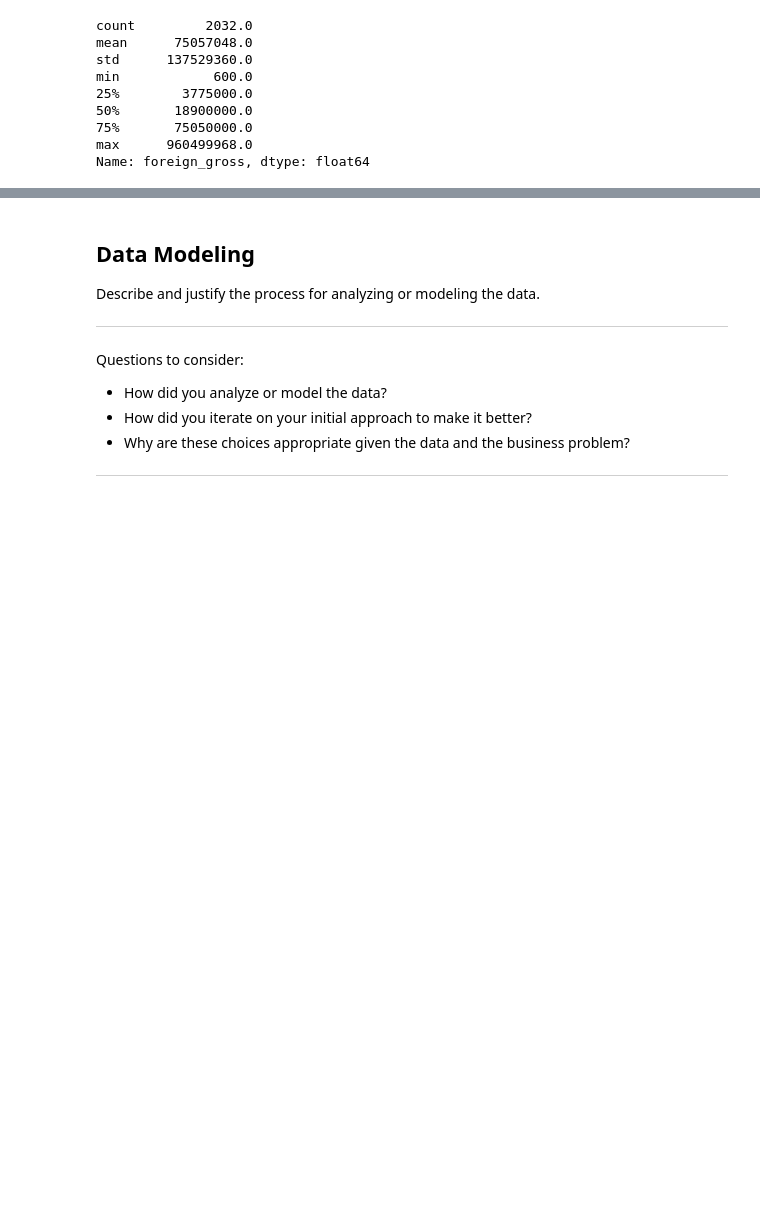
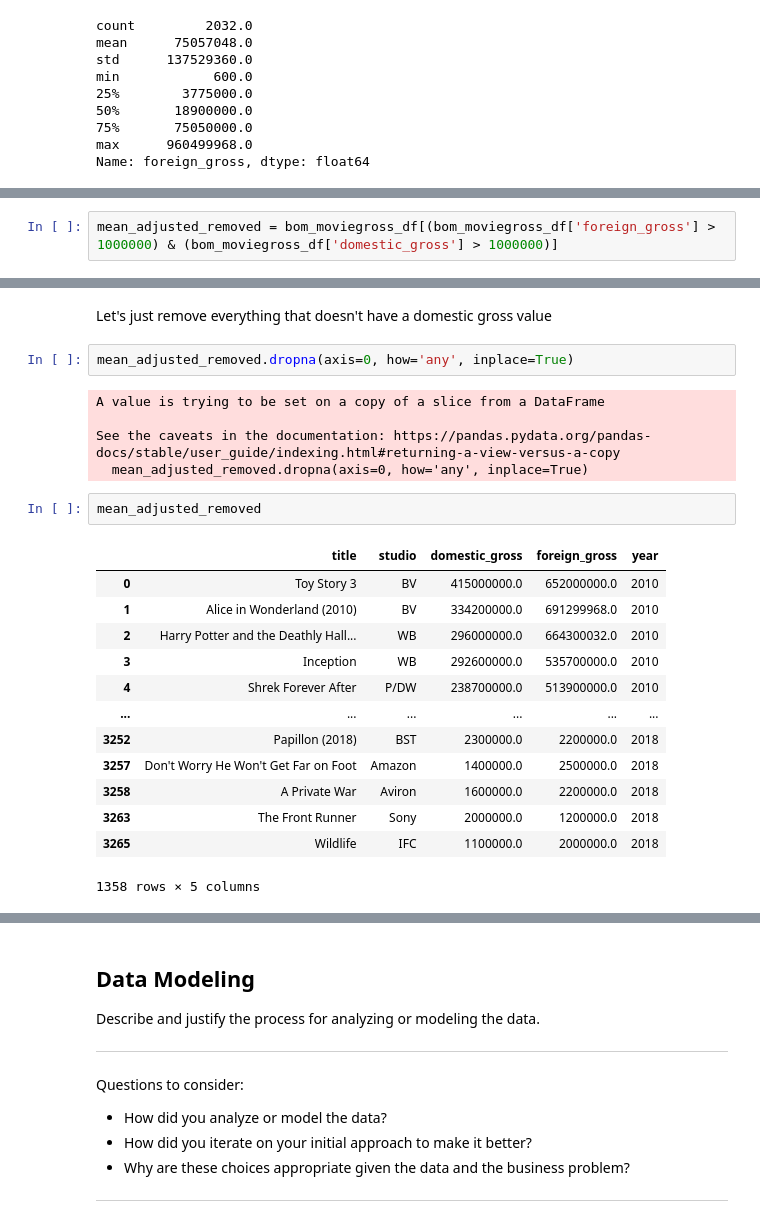
Before and after one commit to CamLadd/Netflix_Data_Comparison_Analysis, a Jupyter notebook: dsc-phase1-project-template.ipynb, the cells around one changed output, grey strips where cells are left out. Saved outputs shown, nothing was run; the diff lists cells and outputs as text; blank space fills up the shorter version.

```diff
--- a/dsc-phase1-project-template.ipynb
+++ b/dsc-phase1-project-template.ipynb
@@ -263,0 +282,2 @@ bom_moviegross_df.loc[bom_moviegross_df['foreign_gross'] == 960499968] #For fun!
+# %%
+mean_adjusted_removed = bom_moviegross_df[(bom_moviegross_df['foreign_gross'] > 1000000) & (bom_moviegross_df['domestic_gross'] > 1000000)]
@@ -263,0 +297,25 @@ bom_moviegross_df.loc[bom_moviegross_df['foreign_gross'] == 960499968] #For fun!
+# %% [markdown]
+Let's just remove everything that doesn't have a domestic gross value
+# %%
+mean_adjusted_removed.dropna(axis=0, how='any', inplace=True)
+# %% [output]
+A value is trying to be set on a copy of a slice from a DataFrame
+
+See the caveats in the documentation: https://pandas.pydata.org/pandas-docs/stable/user_guide/indexing.html#returning-a-view-versus-a-copy
+  mean_adjusted_removed.dropna(axis=0, how='any', inplace=True)
+# %%
+mean_adjusted_removed
+# %% [output]
+|  | title | studio | domestic_gross | foreign_gross | year |
+| 0 | Toy Story 3 | BV | 415000000.0 | 652000000.0 | 2010 |
+| 1 | Alice in Wonderland (2010) | BV | 334200000.0 | 691299968.0 | 2010 |
+| 2 | Harry Potter and the Deathly Hall... | WB | 296000000.0 | 664300032.0 | 2010 |
+| 3 | Inception | WB | 292600000.0 | 535700000.0 | 2010 |
+| 4 | Shrek Forever After | P/DW | 238700000.0 | 513900000.0 | 2010 |
+| ... | ... | ... | ... | ... | ... |
+| 3252 | Papillon (2018) | BST | 2300000.0 | 2200000.0 | 2018 |
+| 3257 | Don't Worry He Won't Get Far on Foot | Amazon | 1400000.0 | 2500000.0 | 2018 |
+| 3258 | A Private War | Aviron | 1600000.0 | 2200000.0 | 2018 |
+| 3263 | The Front Runner | Sony | 2000000.0 | 1200000.0 | 2018 |
+| 3265 | Wildlife | IFC | 1100000.0 | 2000000.0 | 2018 |
+1358 rows × 5 columns
```
Also changed, not shown: parts of 39 cells of this notebook.
